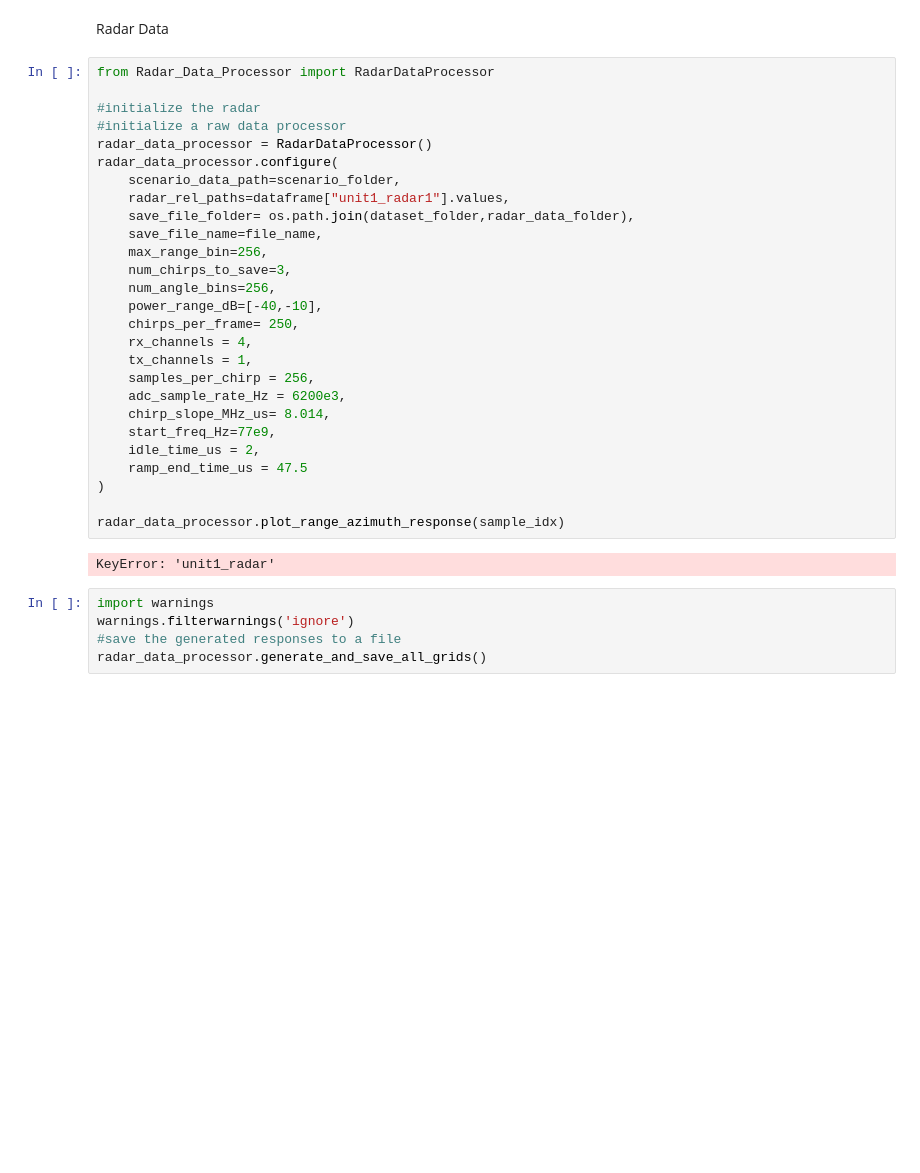
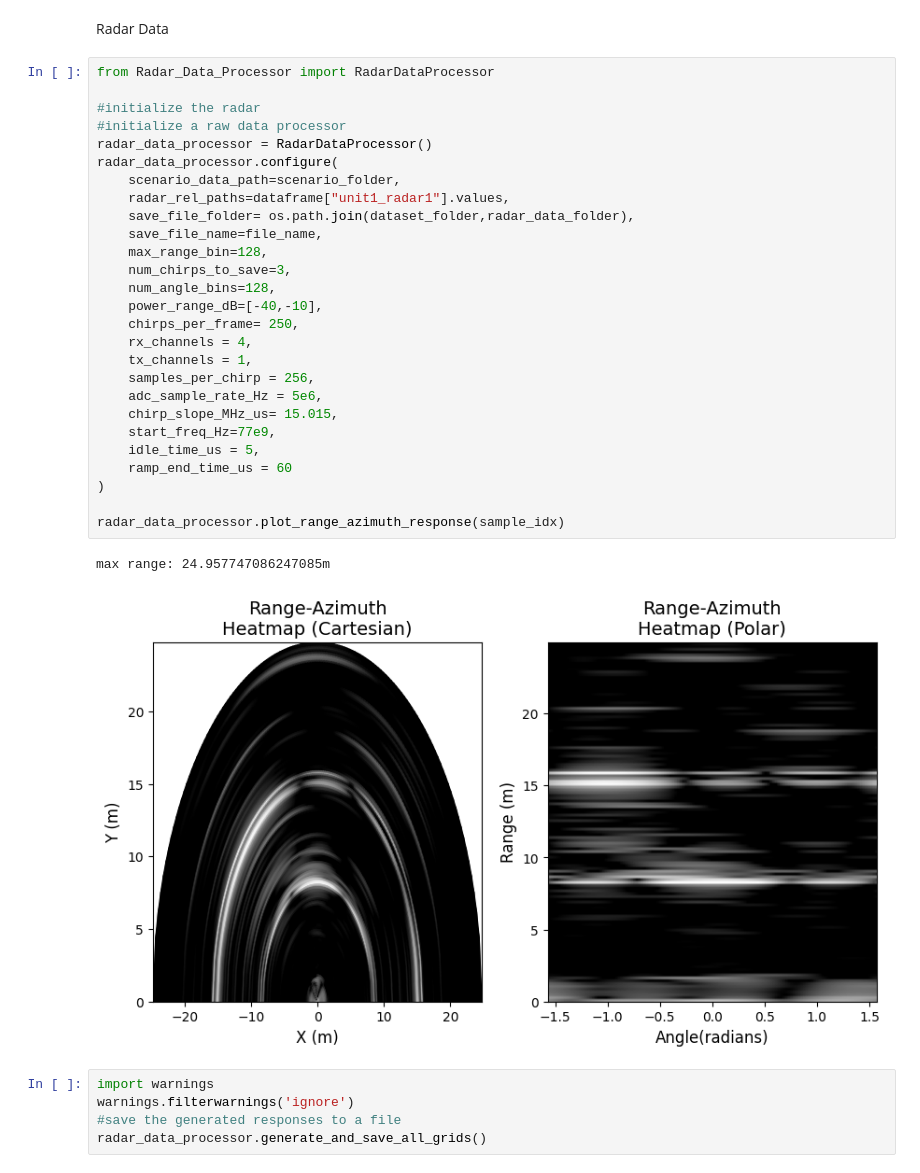
Before and after one commit to cpsl-research/radar-dev, a Jupyter notebook: datasets/Deepsense_6G/generate_dataset.ipynb, the cells around one changed output. Cells and saved outputs as stored; diff of their text form; blank space fills up the shorter version.

```diff
--- a/datasets/Deepsense_6G/generate_dataset.ipynb
+++ b/datasets/Deepsense_6G/generate_dataset.ipynb
@@ -71,32 +71,33 @@ Radar Data
 # %%
 from Radar_Data_Processor import RadarDataProcessor
 
 #initialize the radar
 #initialize a raw data processor
 radar_data_processor = RadarDataProcessor()
 radar_data_processor.configure(
     scenario_data_path=scenario_folder,
     radar_rel_paths=dataframe["unit1_radar1"].values,
     save_file_folder= os.path.join(dataset_folder,radar_data_folder),
     save_file_name=file_name,
-    max_range_bin=256,
+    max_range_bin=128,
     num_chirps_to_save=3,
-    num_angle_bins=256,
+    num_angle_bins=128,
     power_range_dB=[-40,-10],
     chirps_per_frame= 250,
     rx_channels = 4,
     tx_channels = 1,
     samples_per_chirp = 256,
-    adc_sample_rate_Hz = 6200e3,
-    chirp_slope_MHz_us= 8.014,
+    adc_sample_rate_Hz = 5e6,
+    chirp_slope_MHz_us= 15.015,
     start_freq_Hz=77e9,
-    idle_time_us = 2,
-    ramp_end_time_us = 47.5
+    idle_time_us = 5,
+    ramp_end_time_us = 60
 )
 
 radar_data_processor.plot_range_azimuth_response(sample_idx)
 # %% [output]
-KeyError: 'unit1_radar'
+max range: 24.957747086247085m
+[figure, added]
 # %%
 import warnings
 warnings.filterwarnings('ignore')
```
Also changed, not shown: parts of 5 cells of this notebook, 5 other files.
